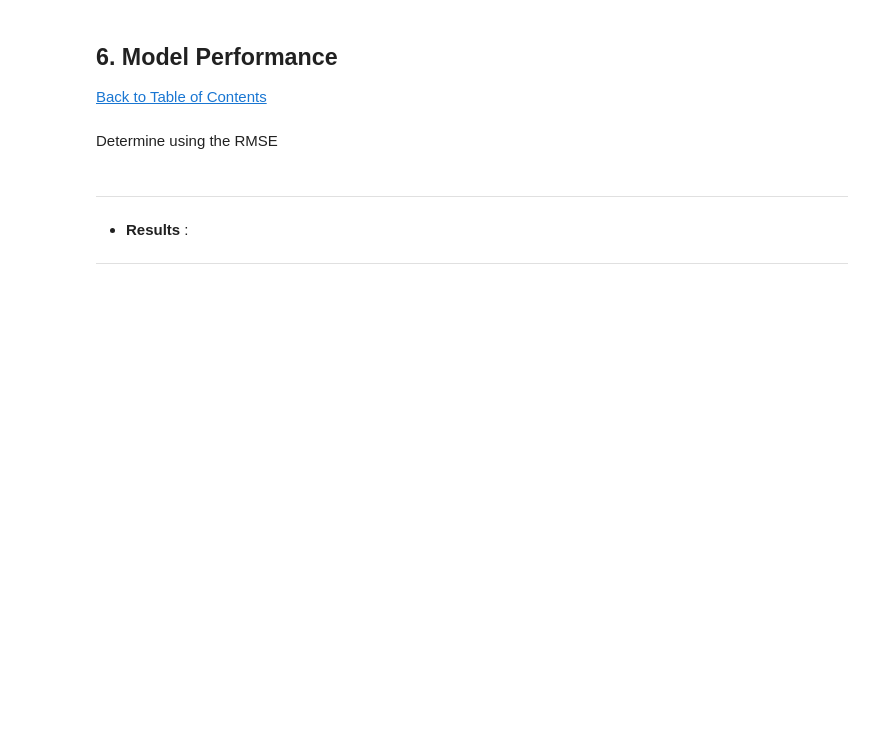
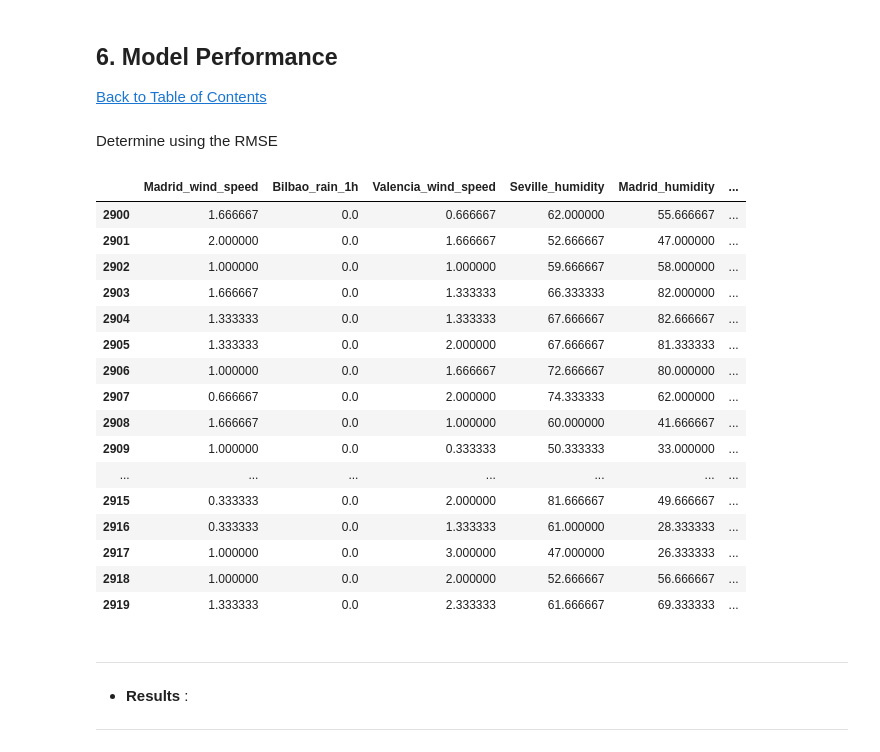
Before and after one commit to Team6regressionsprint/load-shortfall-regression-predict-api, a Jupyter notebook: starter-notebook_framework.ipynb, the cells around one changed output. Drawn from its saved outputs; the diff is of its cells as text; code cells hidden in the pictures; blank space fills up the shorter version.

Commit message:
added the training model and basic test model

```diff
--- a/starter-notebook_framework.ipynb
+++ b/starter-notebook_framework.ipynb
@@ -651,4 +785,19 @@ df_copy = df_copy.drop(['Unnamed: 0'], axis=1)
 ### 5.6 Test the model on the test dataset
 # %%
 #Loading the dataset
-#df_test = pd.read_csv('df_test.csv')
+df_test = pd.read_csv('df_test.csv')
+
+#copy the real test data
+df_test_copy = df_test.copy()
+
+df_test_copy['time']=pd.to_datetime(df_test['time'])
+
+# Month
+df_test_copy['Month'] = df_test_copy['time'].dt.month
+
+# Year
+df_test_copy['Year'] = df_test_copy['time'].dt.year
+# %%
+df_test_copy = df_test_copy.drop(['time', 'Valencia_wind_deg', 'Seville_pressure', 'Unnamed: 0'], axis=1)
+
+df_test_copy['Valencia_pressure'] = df_test_copy.Valencia_pressure.fillna(df_test_copy.Valencia_pressure.median())
@@ -669,6 +856,25 @@ df_copy = df_copy.drop(['Unnamed: 0'], axis=1)
 Determine using the RMSE
 # %%
 # Compare model performance
+df_test_copy.tail(20)
+# %% [output]
+|  | Madrid_wind_speed | Bilbao_rain_1h | Valencia_wind_speed | Seville_humidity | Madrid_humidity | ... |
+| 2900 | 1.666667 | 0.0 | 0.666667 | 62.000000 | 55.666667 | ... |
+| 2901 | 2.000000 | 0.0 | 1.666667 | 52.666667 | 47.000000 | ... |
+| 2902 | 1.000000 | 0.0 | 1.000000 | 59.666667 | 58.000000 | ... |
+| 2903 | 1.666667 | 0.0 | 1.333333 | 66.333333 | 82.000000 | ... |
+| 2904 | 1.333333 | 0.0 | 1.333333 | 67.666667 | 82.666667 | ... |
+| 2905 | 1.333333 | 0.0 | 2.000000 | 67.666667 | 81.333333 | ... |
+| 2906 | 1.000000 | 0.0 | 1.666667 | 72.666667 | 80.000000 | ... |
+| 2907 | 0.666667 | 0.0 | 2.000000 | 74.333333 | 62.000000 | ... |
+| 2908 | 1.666667 | 0.0 | 1.000000 | 60.000000 | 41.666667 | ... |
+| 2909 | 1.000000 | 0.0 | 0.333333 | 50.333333 | 33.000000 | ... |
+| ... | ... | ... | ... | ... | ... | ... |
+| 2915 | 0.333333 | 0.0 | 2.000000 | 81.666667 | 49.666667 | ... |
+| 2916 | 0.333333 | 0.0 | 1.333333 | 61.000000 | 28.333333 | ... |
+| 2917 | 1.000000 | 0.0 | 3.000000 | 47.000000 | 26.333333 | ... |
+| 2918 | 1.000000 | 0.0 | 2.000000 | 52.666667 | 56.666667 | ... |
+| 2919 | 1.333333 | 0.0 | 2.333333 | 61.666667 | 69.333333 | ... |
 # %% [markdown]
 ***
 
```
Also changed, not shown: parts of 24 cells of this notebook.
